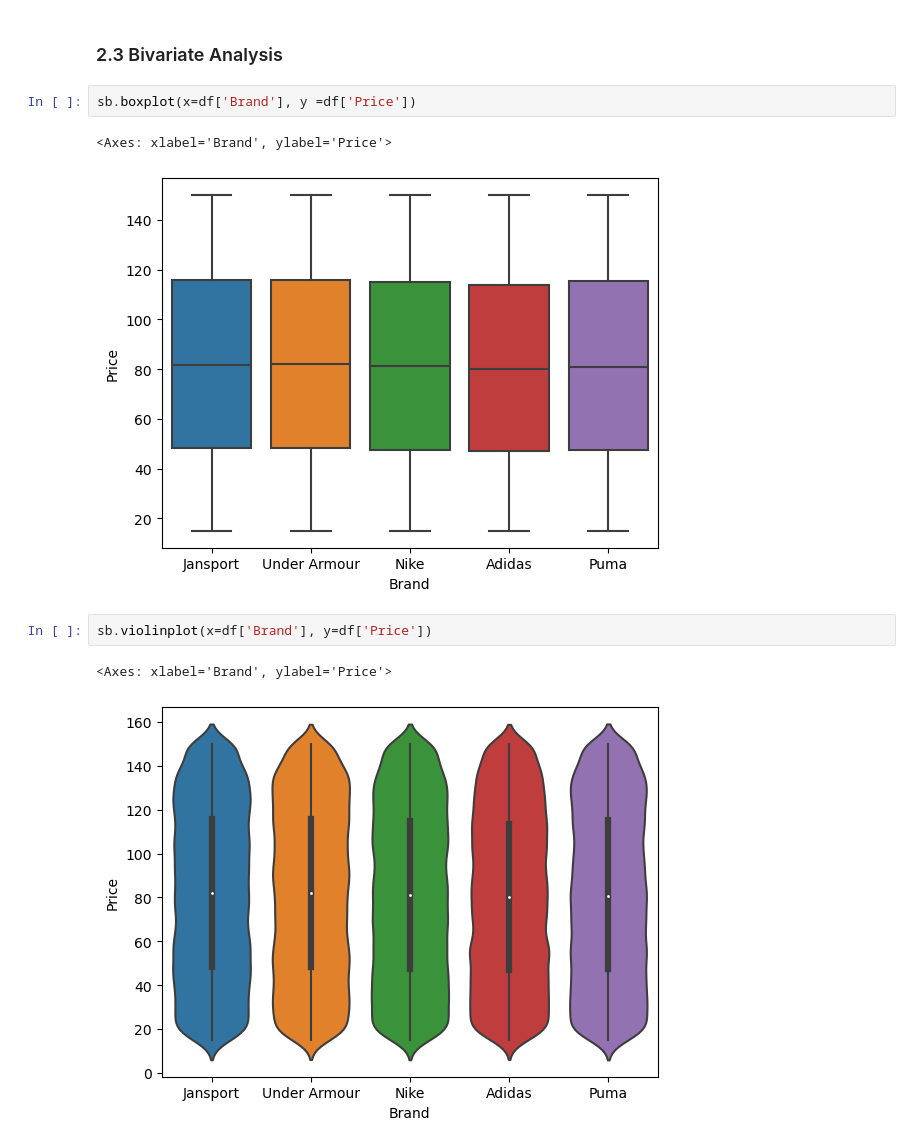
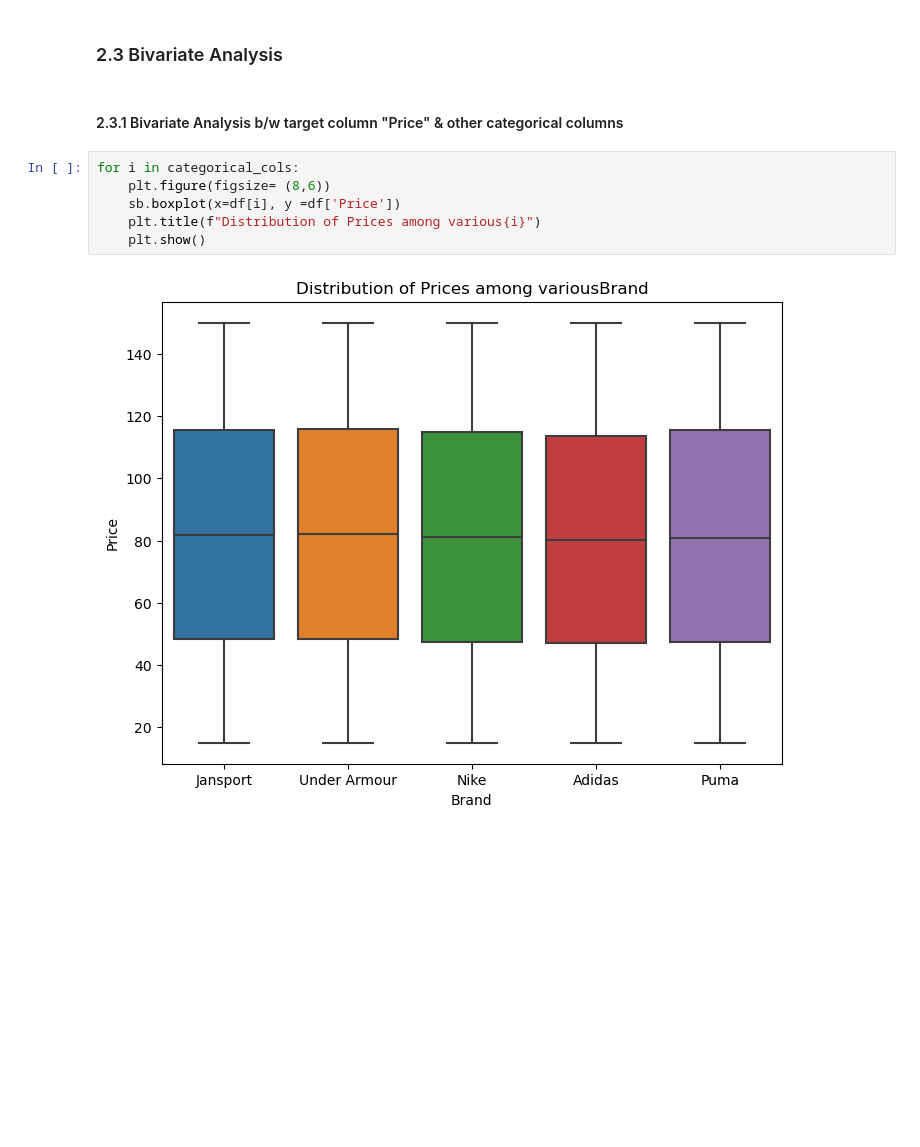
Before and after one commit to Gurmancheema/Backpack-Price-Prediction-Kaggle-Competition, a Jupyter notebook: 2.Exploratory Data Analysis.ipynb, the cells around one changed output. Saved outputs shown, nothing was run; the diff lists cells and outputs as text; blank space fills up the shorter version.

```diff
--- a/2.Exploratory Data Analysis.ipynb
+++ b/2.Exploratory Data Analysis.ipynb
@@ -101,13 +101,13 @@ plt.show()
 [figure]
 # %% [markdown]
 ### 2.3 Bivariate Analysis
-# %%
-sb.boxplot(x=df['Brand'], y =df['Price'])
-# %% [output]
-<Axes: xlabel='Brand', ylabel='Price'>
-[figure, removed]
-# %%
-sb.violinplot(x=df['Brand'], y=df['Price'])
-# %% [output]
-<Axes: xlabel='Brand', ylabel='Price'>
-[figure, removed]
+# %% [markdown]
+#### 2.3.1 Bivariate Analysis b/w target column "Price" & other categorical columns
+# %%
+for i in categorical_cols:
+    plt.figure(figsize= (8,6))
+    sb.boxplot(x=df[i], y =df['Price'])
+    plt.title(f"Distribution of Prices among various{i}")
+    plt.show()
+# %% [output]
+[figure, added]
```
Also changed, not shown: parts of 6 cells of this notebook.
